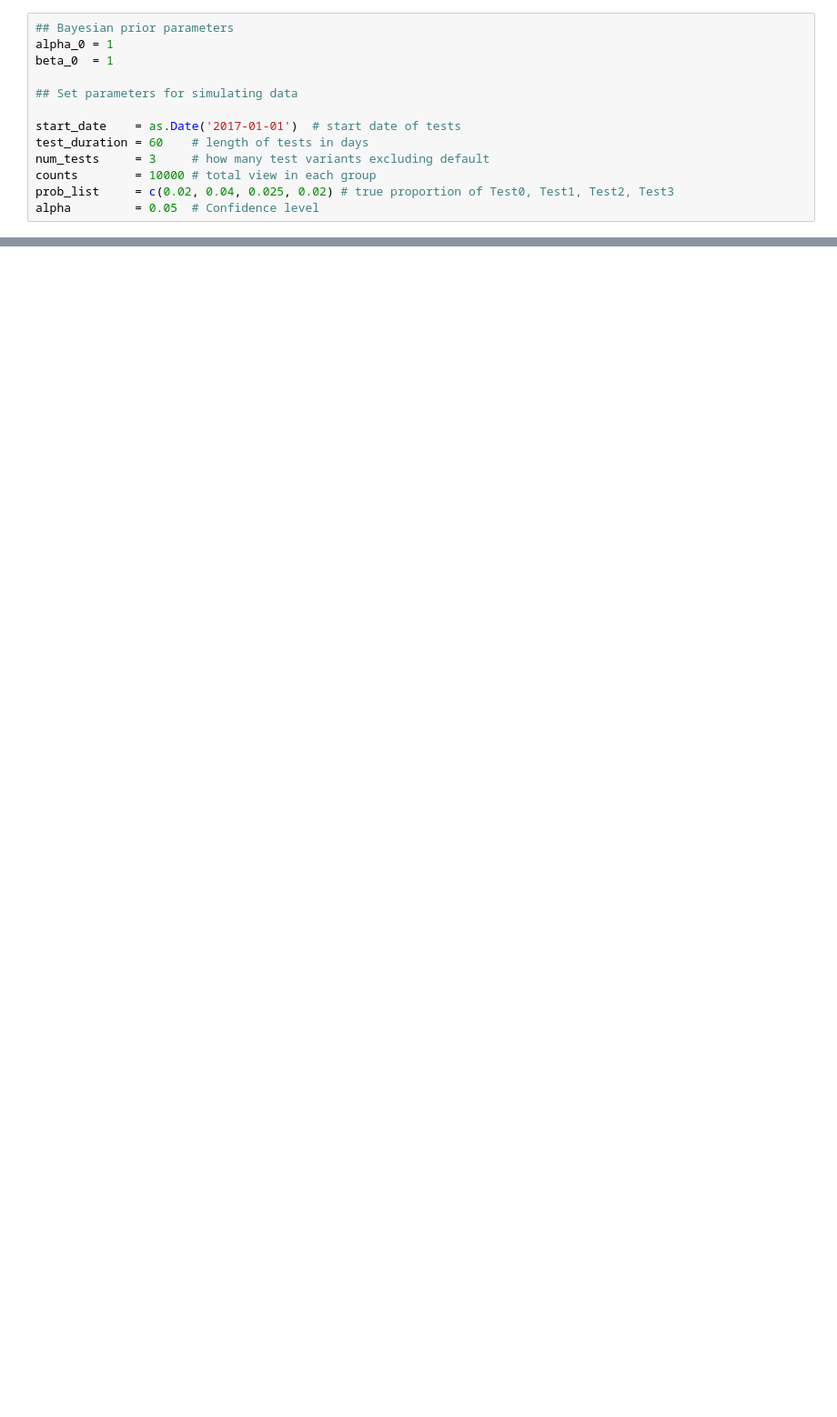
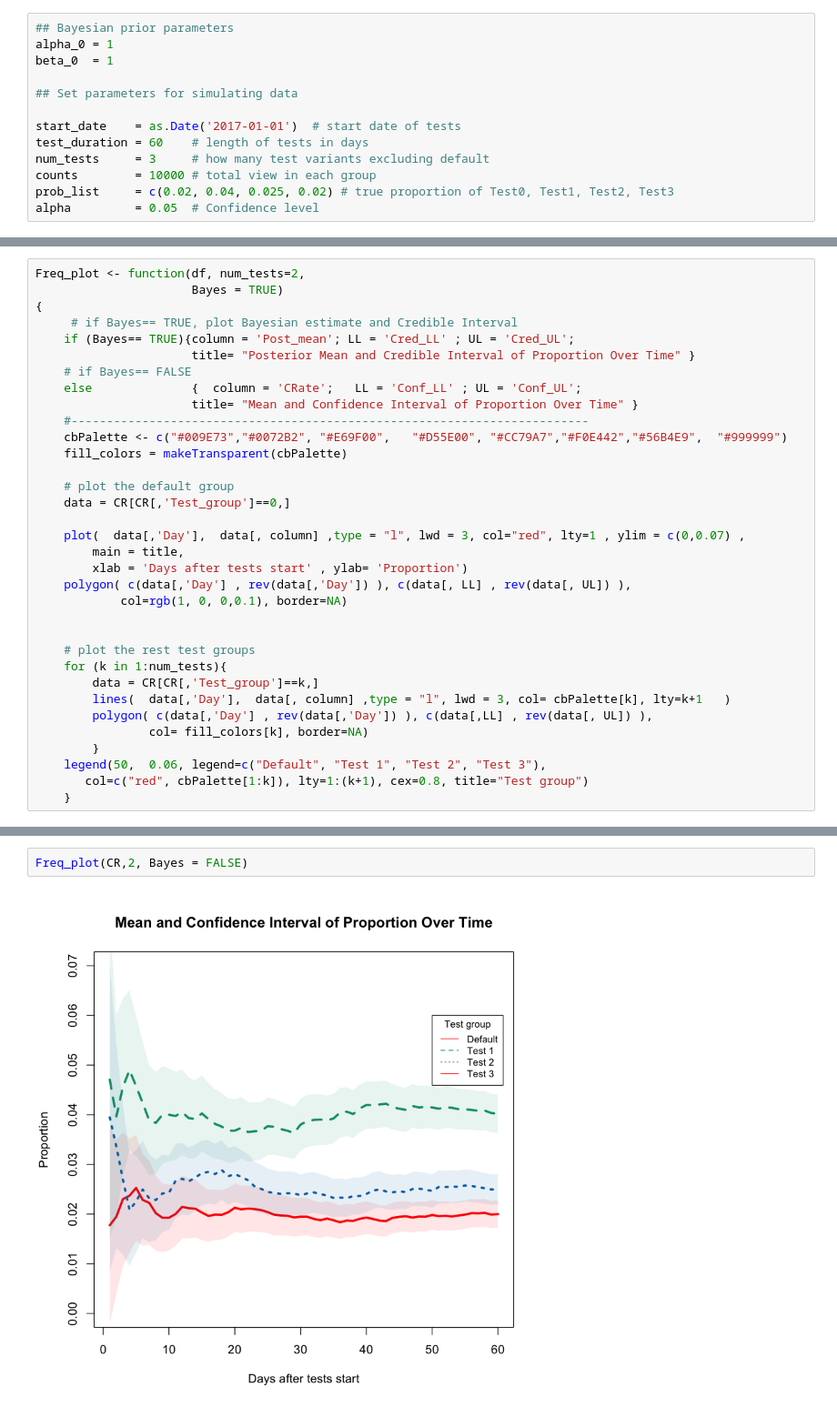
Before and after one commit to tukichen/Bayesian_AB_testing, a Jupyter notebook: Bayesian_AB_testing.ipynb, the cells around one changed output, grey strips where cells are left out. Shown at 91% size. Saved outputs shown, nothing was run; the diff lists cells and outputs as text; blank space fills up the shorter version.

```diff
--- a/Bayesian_AB_testing.ipynb
+++ b/Bayesian_AB_testing.ipynb
@@ -294,0 +174,34 @@ lines(data[data$group==1, 'day'], data[data$group==2, 'CR'] ,type = "l", lwd = 3
+# %%
+Freq_plot <- function(df, num_tests=2,
+                      Bayes = TRUE)
+{
+     # if Bayes== TRUE, plot Bayesian estimate and Credible Interval
+    if (Bayes== TRUE){column = 'Post_mean'; LL = 'Cred_LL' ; UL = 'Cred_UL';
+                      title= "Posterior Mean and Credible Interval of Proportion Over Time" }
+    # if Bayes== FALSE
+    else              {  column = 'CRate';   LL = 'Conf_LL' ; UL = 'Conf_UL';
+                      title= "Mean and Confidence Interval of Proportion Over Time" }
+    #-------------------------------------------------------------------------
+    cbPalette <- c("#009E73","#0072B2", "#E69F00",   "#D55E00", "#CC79A7","#F0E442","#56B4E9",  "#999999")
+    fill_colors = makeTransparent(cbPalette)
+
+    # plot the default group
+    data = CR[CR[,'Test_group']==0,]
+
+    plot(  data[,'Day'],  data[, column] ,type = "l", lwd = 3, col="red", lty=1 , ylim = c(0,0.07) ,
+        main = title,
+        xlab = 'Days after tests start' , ylab= 'Proportion')
+    polygon( c(data[,'Day'] , rev(data[,'Day']) ), c(data[, LL] , rev(data[, UL]) ),
+            col=rgb(1, 0, 0,0.1), border=NA)
+
+
+    # plot the rest test groups
+    for (k in 1:num_tests){
+        data = CR[CR[,'Test_group']==k,]
+        lines(  data[,'Day'],  data[, column] ,type = "l", lwd = 3, col= cbPalette[k], lty=k+1   )
+        polygon( c(data[,'Day'] , rev(data[,'Day']) ), c(data[,LL] , rev(data[, UL]) ),
+                col= fill_colors[k], border=NA)
+        }
+    legend(50,  0.06, legend=c("Default", "Test 1", "Test 2", "Test 3"),
+       col=c("red", cbPalette[1:k]), lty=1:(k+1), cex=0.8, title="Test group")
+    }
@@ -294,0 +210,4 @@ lines(data[data$group==1, 'day'], data[data$group==2, 'CR'] ,type = "l", lwd = 3
+# %%
+Freq_plot(CR,2, Bayes = FALSE)
+# %% [output]
+[figure, added]
```
Also changed, not shown: parts of 44 cells of this notebook.
